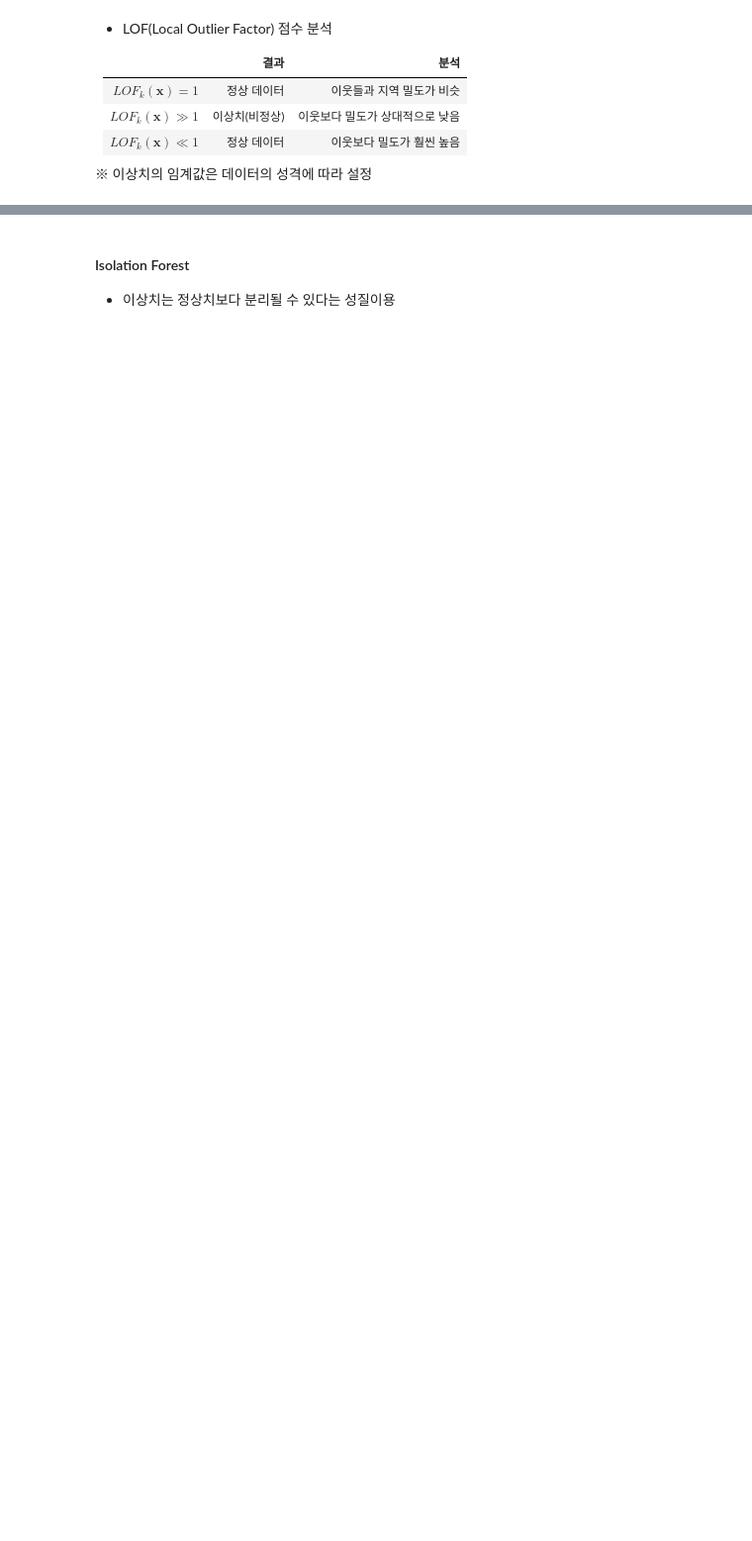
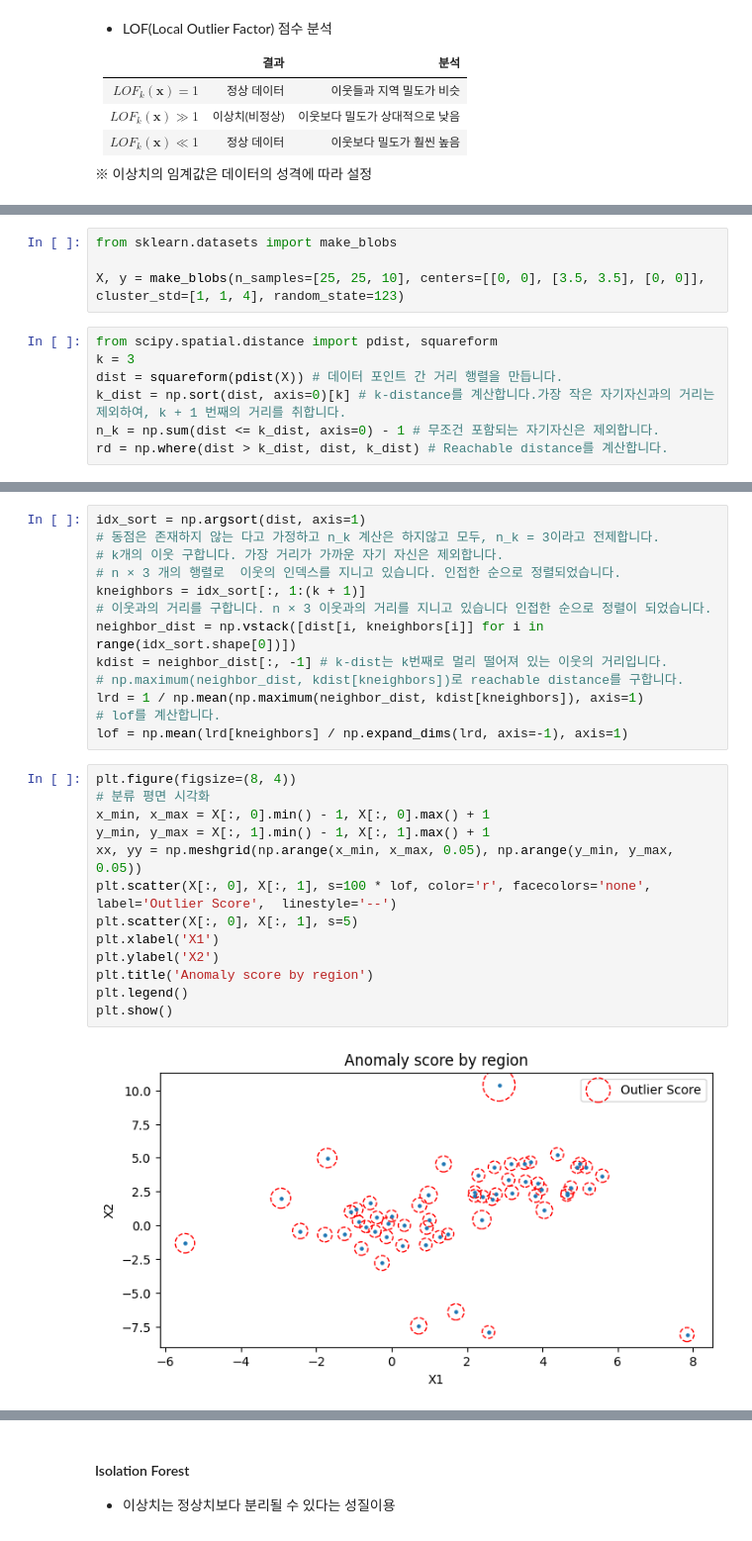
Before and after one commit to sunkusun9/DS_Lv3_elearning, a Jupyter notebook: 1-2 데이터의 정제.ipynb, the cells around one changed output, grey strips where cells are left out. Shown at 99% size. Saved outputs shown, nothing was run; the diff lists cells and outputs as text; blank space fills up the shorter version.

```diff
--- a/1-2 데이터의 정제.ipynb
+++ b/1-2 데이터의 정제.ipynb
@@ -185,0 +429,11 @@ $𝐿𝑂𝐹_𝑘(𝐱)=\frac{1}{|𝑁_𝑘(𝐱)|}\sum_{𝐨∈𝑁_𝑘(𝐱)
+# %%
+from sklearn.datasets import make_blobs
+
+X, y = make_blobs(n_samples=[25, 25, 10], centers=[[0, 0], [3.5, 3.5], [0, 0]], cluster_std=[1, 1, 4], random_state=123)
+# %%
+from scipy.spatial.distance import pdist, squareform
+k = 3
+dist = squareform(pdist(X)) # 데이터 포인트 간 거리 행렬을 만듭니다.
+k_dist = np.sort(dist, axis=0)[k] # k-distance를 계산합니다.가장 작은 자기자신과의 거리는 제외하여, k + 1 번째의 거리를 취합니다.
+n_k = np.sum(dist <= k_dist, axis=0) - 1 # 무조건 포함되는 자기자신은 제외합니다.
+rd = np.where(dist > k_dist, dist, k_dist) # Reachable distance를 계산합니다.
@@ -185,0 +453,28 @@ $𝐿𝑂𝐹_𝑘(𝐱)=\frac{1}{|𝑁_𝑘(𝐱)|}\sum_{𝐨∈𝑁_𝑘(𝐱)
+# %%
+idx_sort = np.argsort(dist, axis=1)
+# 동점은 존재하지 않는 다고 가정하고 n_k 계산은 하지않고 모두, n_k = 3이라고 전제합니다.
+# k개의 이웃 구합니다. 가장 거리가 가까운 자기 자신은 제외합니다.
+# n × 3 개의 행렬로  이웃의 인덱스를 지니고 있습니다. 인접한 순으로 정렬되었습니다.
+kneighbors = idx_sort[:, 1:(k + 1)]
+# 이웃과의 거리를 구합니다. n × 3 이웃과의 거리를 지니고 있습니다 인접한 순으로 정렬이 되었습니다.
+neighbor_dist = np.vstack([dist[i, kneighbors[i]] for i in range(idx_sort.shape[0])])
+kdist = neighbor_dist[:, -1] # k-dist는 k번째로 멀리 떨어져 있는 이웃의 거리입니다.
+# np.maximum(neighbor_dist, kdist[kneighbors])로 reachable distance를 구합니다.
+lrd = 1 / np.mean(np.maximum(neighbor_dist, kdist[kneighbors]), axis=1)
+# lof를 계산합니다.
+lof = np.mean(lrd[kneighbors] / np.expand_dims(lrd, axis=-1), axis=1)
+# %%
+plt.figure(figsize=(8, 4))
+# 분류 평면 시각화
+x_min, x_max = X[:, 0].min() - 1, X[:, 0].max() + 1
+y_min, y_max = X[:, 1].min() - 1, X[:, 1].max() + 1
+xx, yy = np.meshgrid(np.arange(x_min, x_max, 0.05), np.arange(y_min, y_max, 0.05))
+plt.scatter(X[:, 0], X[:, 1], s=100 * lof, color='r', facecolors='none', label='Outlier Score',  linestyle='--')
+plt.scatter(X[:, 0], X[:, 1], s=5)
+plt.xlabel('X1')
+plt.ylabel('X2')
+plt.title('Anomaly score by region')
+plt.legend()
+plt.show()
+# %% [output]
+[figure, added]
```
Also changed, not shown: parts of 38 cells of this notebook, 2 other files.
